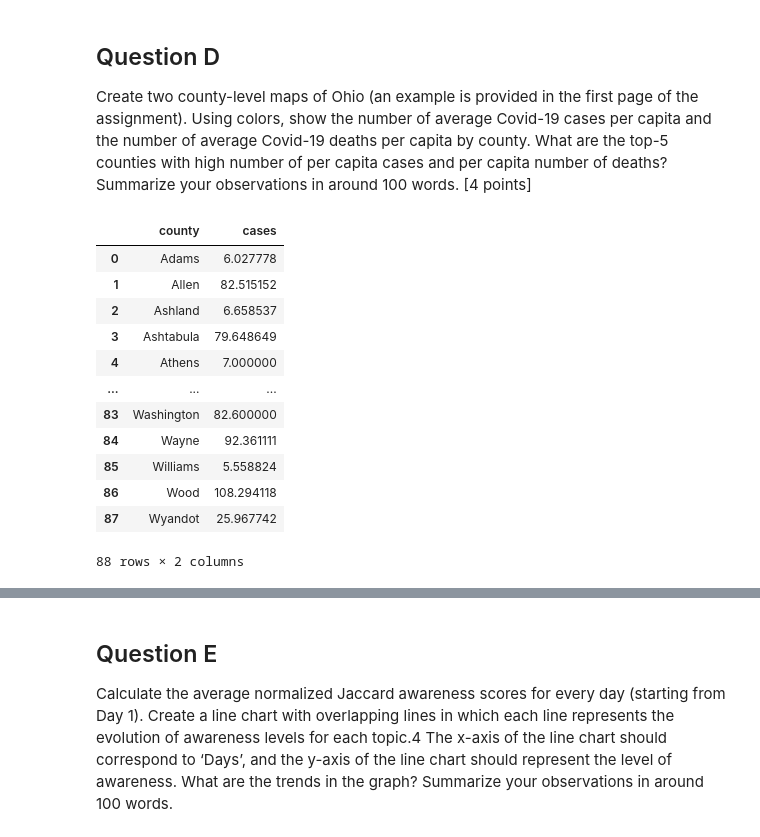
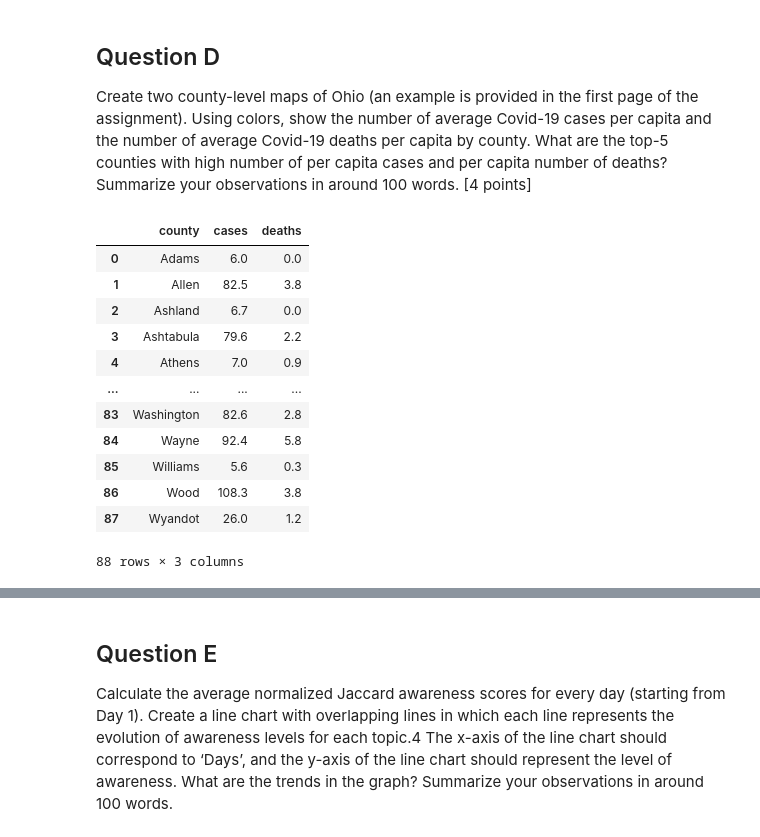
Before and after one commit to babli18/Covid-19-Awareness-Cases-in-Ohio, a Jupyter notebook: descriptive.ipynb, the cells around one changed output, grey strips where cells are left out. Drawn from its saved outputs; the diff is of its cells as text; code cells hidden in the pictures.

```diff
--- a/descriptive.ipynb
+++ b/descriptive.ipynb
@@ -186,21 +185,21 @@ number of per capita cases and per capita number of deaths? Summarize your obser
 around 100 words. [4 points]
 # %%
 # Average No. of Covid Cases in the county of Ohio
-avg_covid_county = df[['county','cases']]
-avg_covid_county_agg = avg_covid_county.groupby('county').aggregate({'cases':'mean'})
+avg_covid_county = df[['county','cases','deaths']]
+avg_covid_county_agg = avg_covid_county.groupby('county').aggregate({'cases':'mean','deaths':'mean'})
 avg_covid_county_agg = avg_covid_county_agg.reset_index()
-avg_covid_county_agg
+avg_covid_county_agg.round(1)
 # %% [output]
-|  | county | cases |
-| 0 | Adams | 6.027778 |
-| 1 | Allen | 82.515152 |
-| 2 | Ashland | 6.658537 |
-| 3 | Ashtabula | 79.648649 |
-| 4 | Athens | 7.000000 |
-| ... | ... | ... |
-| 83 | Washington | 82.600000 |
-| 84 | Wayne | 92.361111 |
-| 85 | Williams | 5.558824 |
-| 86 | Wood | 108.294118 |
-| 87 | Wyandot | 25.967742 |
+|  | county | cases | deaths |
+| 0 | Adams | 6.0 | 0.0 |
+| 1 | Allen | 82.5 | 3.8 |
+| 2 | Ashland | 6.7 | 0.0 |
+| 3 | Ashtabula | 79.6 | 2.2 |
+| 4 | Athens | 7.0 | 0.9 |
+| ... | ... | ... | ... |
+| 83 | Washington | 82.6 | 2.8 |
+| 84 | Wayne | 92.4 | 5.8 |
+| 85 | Williams | 5.6 | 0.3 |
+| 86 | Wood | 108.3 | 3.8 |
+| 87 | Wyandot | 26.0 | 1.2 |
-88 rows × 2 columns
+88 rows × 3 columns
```
Also changed, not shown: parts of 8 cells of this notebook, 3 other files.
